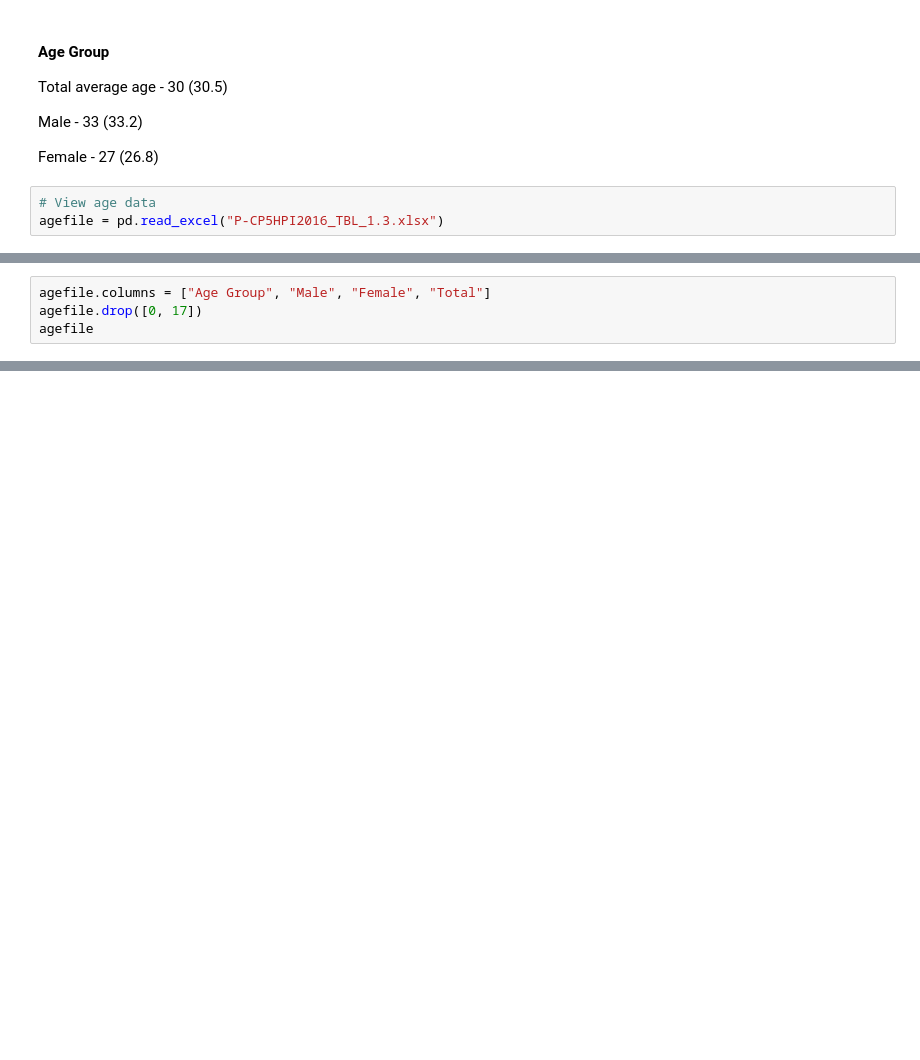
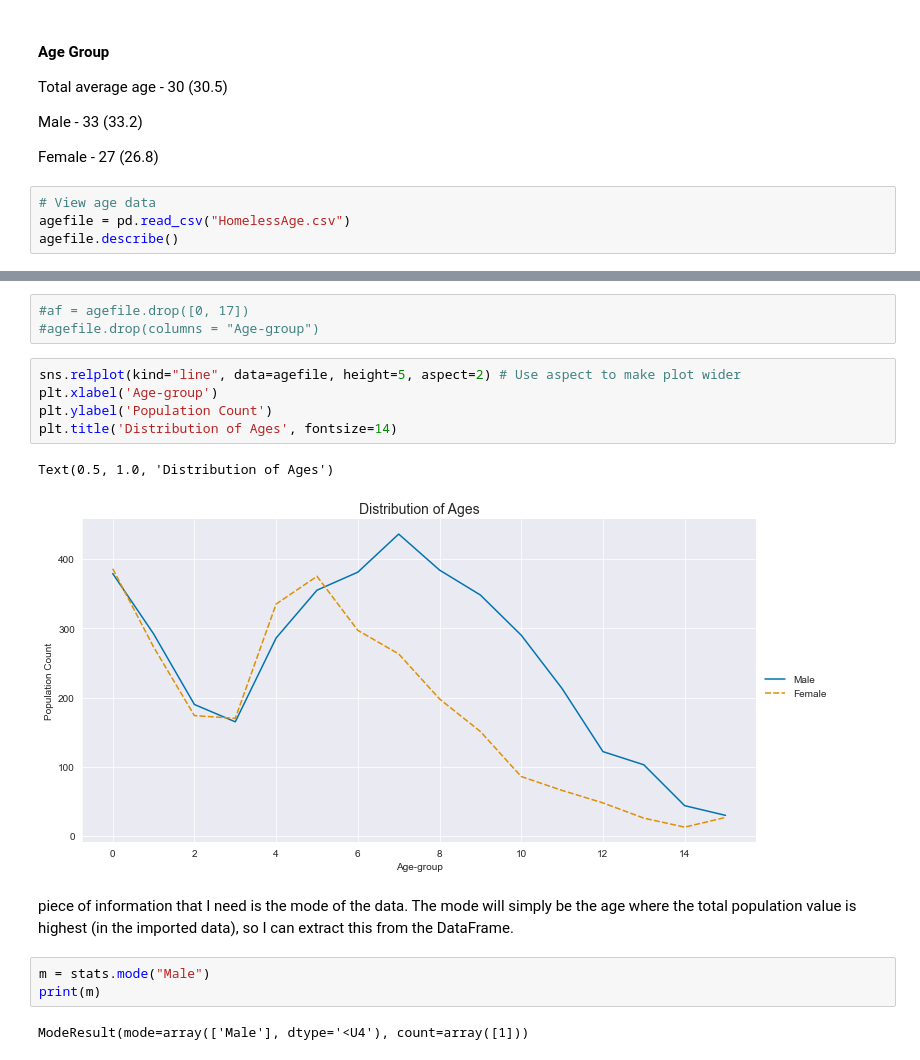
Before and after one commit to dconn20/Prog.D.A---Project, a Jupyter notebook: Prog.D.A - Project.ipynb, the cells around one changed output, grey strips where cells are left out. Saved outputs shown, nothing was run; the diff lists cells and outputs as text; blank space fills up the shorter version.

```diff
--- a/Prog.D.A - Project.ipynb
+++ b/Prog.D.A - Project.ipynb
@@ -97,4 +98,5 @@ Male - 33 (33.2)
 Female - 27 (26.8)
 # %%
 # View age data
-agefile = pd.read_excel("P-CP5HPI2016_TBL_1.3.xlsx")
+agefile = pd.read_csv("HomelessAge.csv")
+agefile.describe()
@@ -101,4 +112,0 @@ agefile = pd.read_excel("P-CP5HPI2016_TBL_1.3.xlsx")
-# %%
-agefile.columns = ["Age Group", "Male", "Female", "Total"]
-agefile.drop([0, 17])
-agefile
@@ -150,0 +133,18 @@ for choice in gender:
+# %%
+#af = agefile.drop([0, 17])
+#agefile.drop(columns = "Age-group")
+# %%
+sns.relplot(kind="line", data=agefile, height=5, aspect=2) # Use aspect to make plot wider
+plt.xlabel('Age-group')
+plt.ylabel('Population Count')
+plt.title('Distribution of Ages', fontsize=14)
+# %% [output]
+Text(0.5, 1.0, 'Distribution of Ages')
+[figure, added]
+# %% [markdown]
+piece of information that I need is the mode of the data. The mode will simply be the age where the total population value is highest (in the imported data), so I can extract this from the DataFrame.
+# %%
+m = stats.mode("Male")
+print(m)
+# %% [output]
+ModeResult(mode=array(['Male'], dtype='<U4'), count=array([1]))
```
Also changed, not shown: parts of 12 cells of this notebook, 3 other files.
